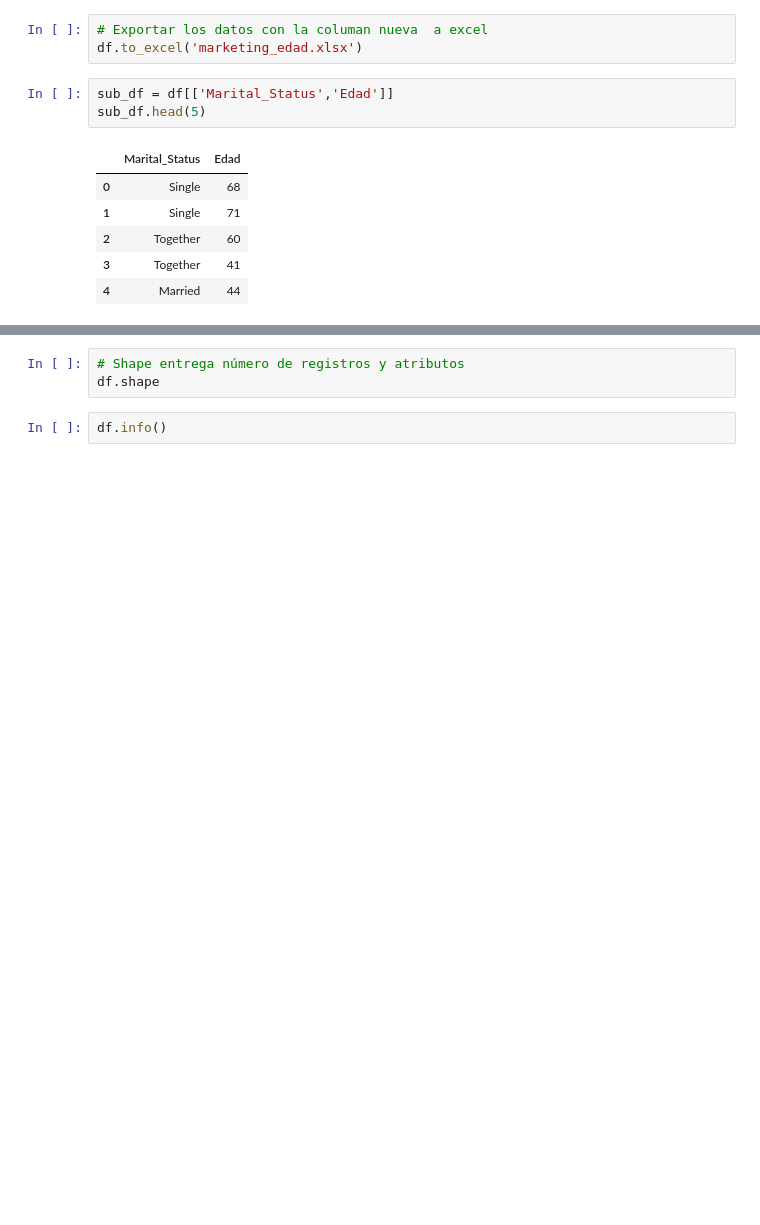
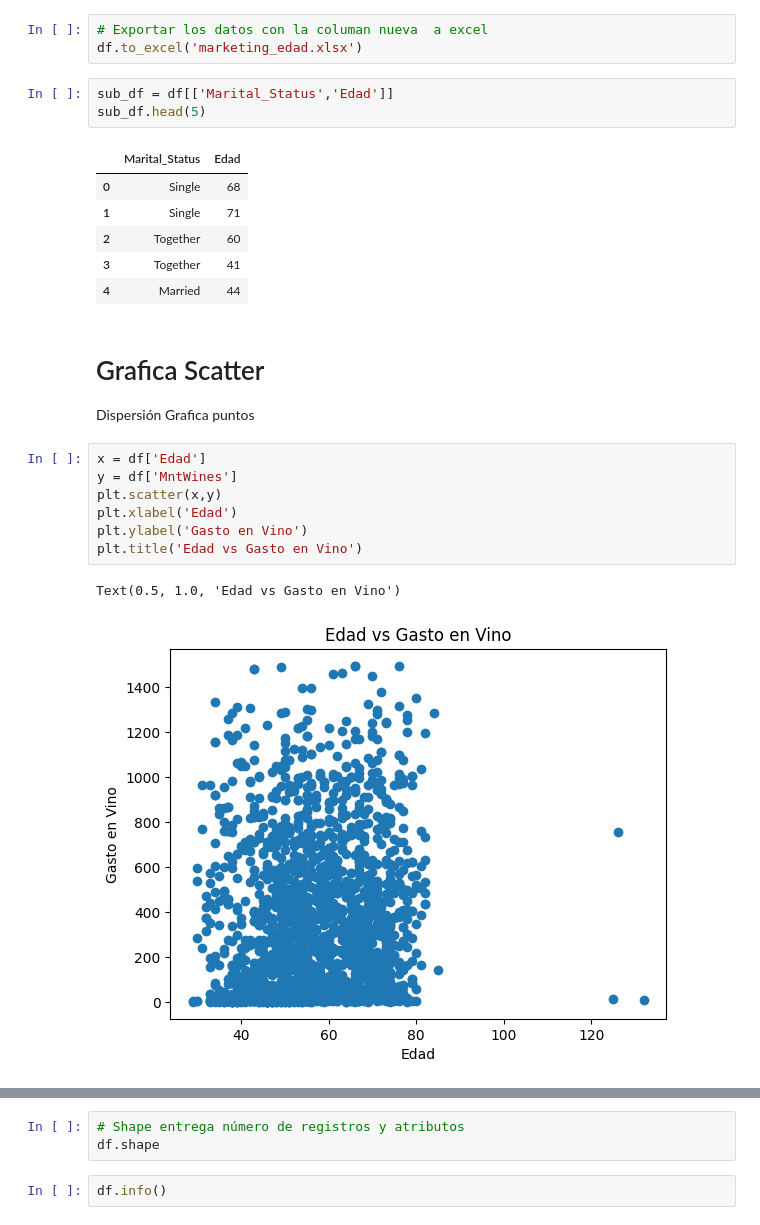
Before and after one commit to DeisyData/Fundamentos_IA, a Jupyter notebook: S5_C1_EDA_marketing_clase.ipynb, the cells around one changed output, grey strips where cells are left out. Cells and saved outputs as stored; diff of their text form; blank space fills up the shorter version.

```diff
--- a/S5_C1_EDA_marketing_clase.ipynb
+++ b/S5_C1_EDA_marketing_clase.ipynb
@@ -194,3 +194,16 @@ sub_df.head(5)
 | 2 | Together | 60 |
 | 3 | Together | 41 |
 | 4 | Married | 44 |
+# %% [markdown]
+# Grafica Scatter
+Dispersión Grafica puntos
+# %%
+x = df['Edad']
+y = df['MntWines']
+plt.scatter(x,y)
+plt.xlabel('Edad')
+plt.ylabel('Gasto en Vino')
+plt.title('Edad vs Gasto en Vino')
+# %% [output]
+Text(0.5, 1.0, 'Edad vs Gasto en Vino')
+[figure, added]
```
Also changed, not shown: parts of 3 cells of this notebook.
